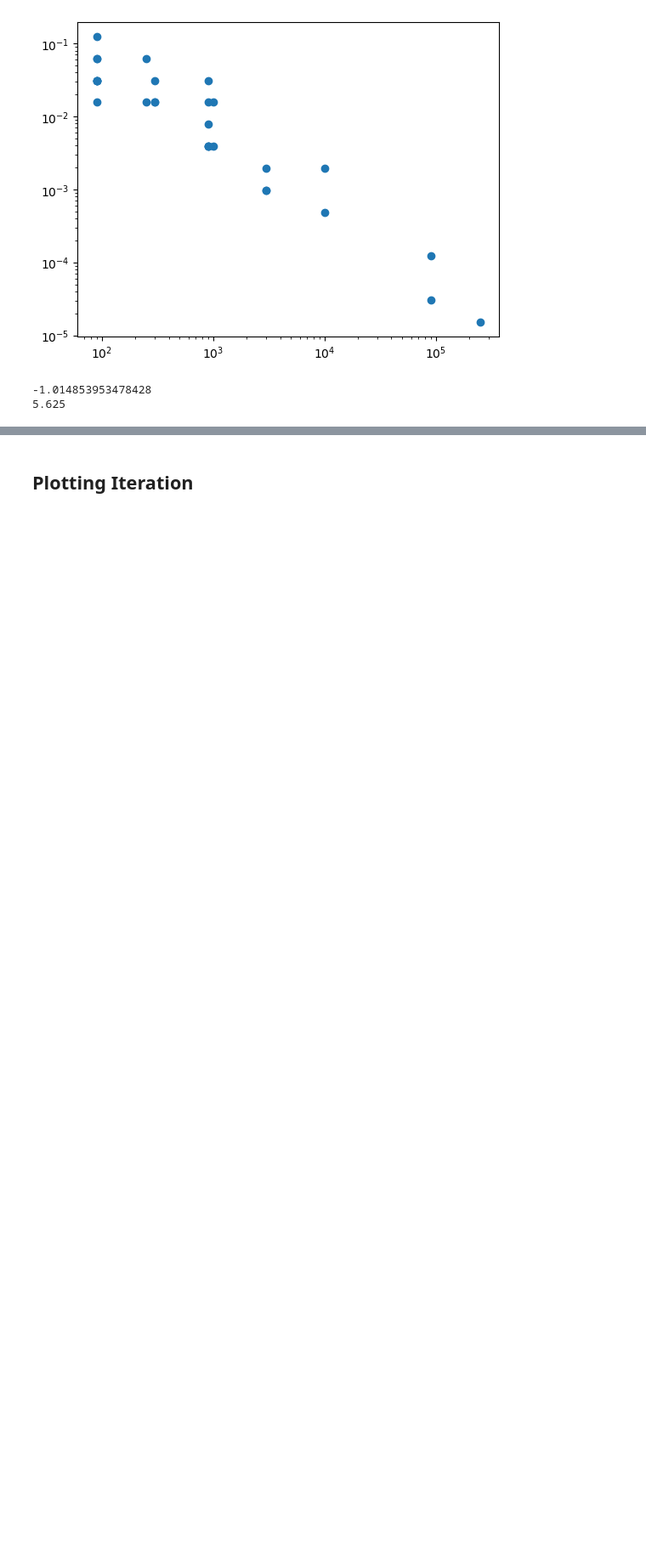
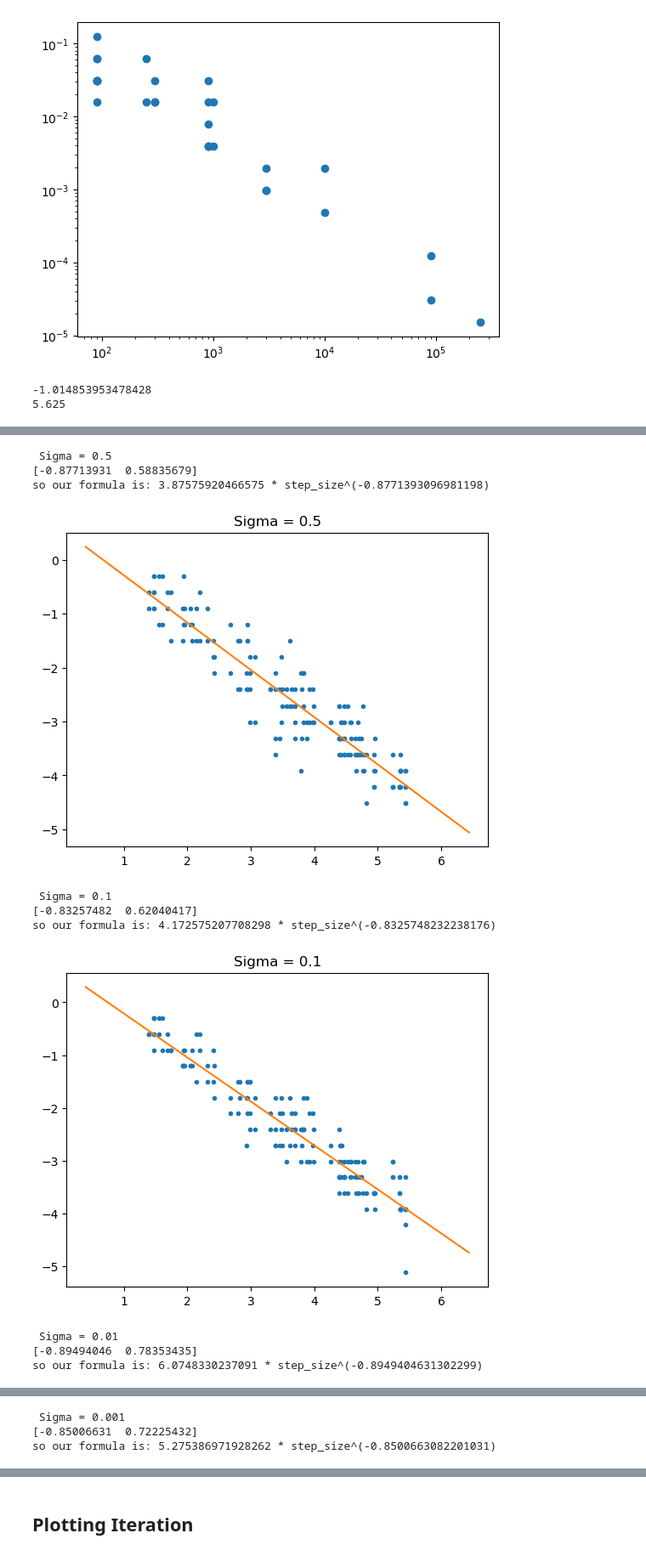
Before and after one commit to IntegrierBar/GeometricTensorFactorization, a Jupyter notebook: Masterarbeit.ipynb, the cells around one changed output, grey strips where cells are left out. Shown at 85% size. Cells and saved outputs as stored; diff of their text form; code cells hidden in the pictures; blank space fills up the shorter version.

```diff
--- a/Masterarbeit.ipynb
+++ b/Masterarbeit.ipynb
@@ -238,0 +379,31 @@ print(0.0625*90)
+# %%
+# iterate over all sigmas and print and plot the data
+for sigma, all_points in points_for_sigma.items():
+    print(" \n \n Sigma = " + str(sigma))
+    # let us now find the best 1d line through these points in loglog
+    x = [math.log10(p[0]) for p in all_points]
+    y = [math.log10(p[1]) for p in all_points]
+    z = np.polyfit(x, y, 1)
+    print(z)
+    # recalculate to exponential formula
+    print("so our formula is: " + str(math.pow(10, z[1])) + " * step_size^(" + str(z[0]) + ")")
+    p = np.poly1d(z)
+    xp = np.linspace(min(x)-1, max(x)+1, 100)
+
+    _ = plt.plot(x, y, '.', xp, p(xp), '-')
+    plt.title("Sigma = " + str(sigma))
+    plt.show()
+
+# es sieht so aus, als sei die ideale formel ca 5 / step_size^{0.87}
+# %% [output]
+ Sigma = 0.5
+[-0.87713931  0.58835679]
+so our formula is: 3.87575920466575 * step_size^(-0.8771393096981198)
+[figure, added]
+ Sigma = 0.1
+[-0.83257482  0.62040417]
+so our formula is: 4.172575207708298 * step_size^(-0.8325748232238176)
+[figure, added]
+ Sigma = 0.01
+[-0.89494046  0.78353435]
+so our formula is: 6.0748330237091 * step_size^(-0.8949404631302299)
@@ -238,0 +411,3 @@ print(0.0625*90)
+ Sigma = 0.001
+[-0.85006631  0.72225432]
+so our formula is: 5.275386971928262 * step_size^(-0.8500663082201031)
```
Also changed, not shown: parts of 4 cells of this notebook, 1 other file.
